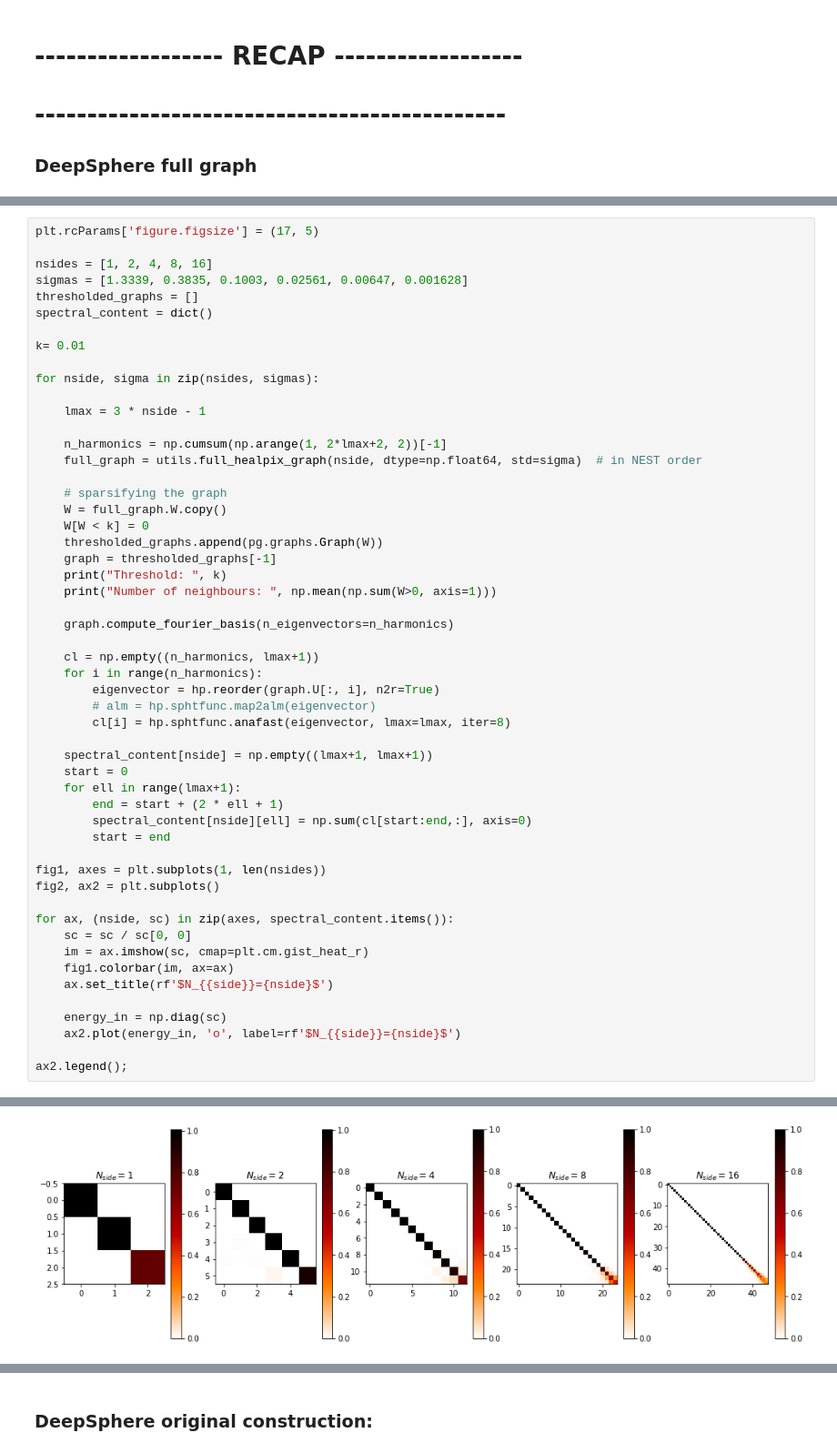
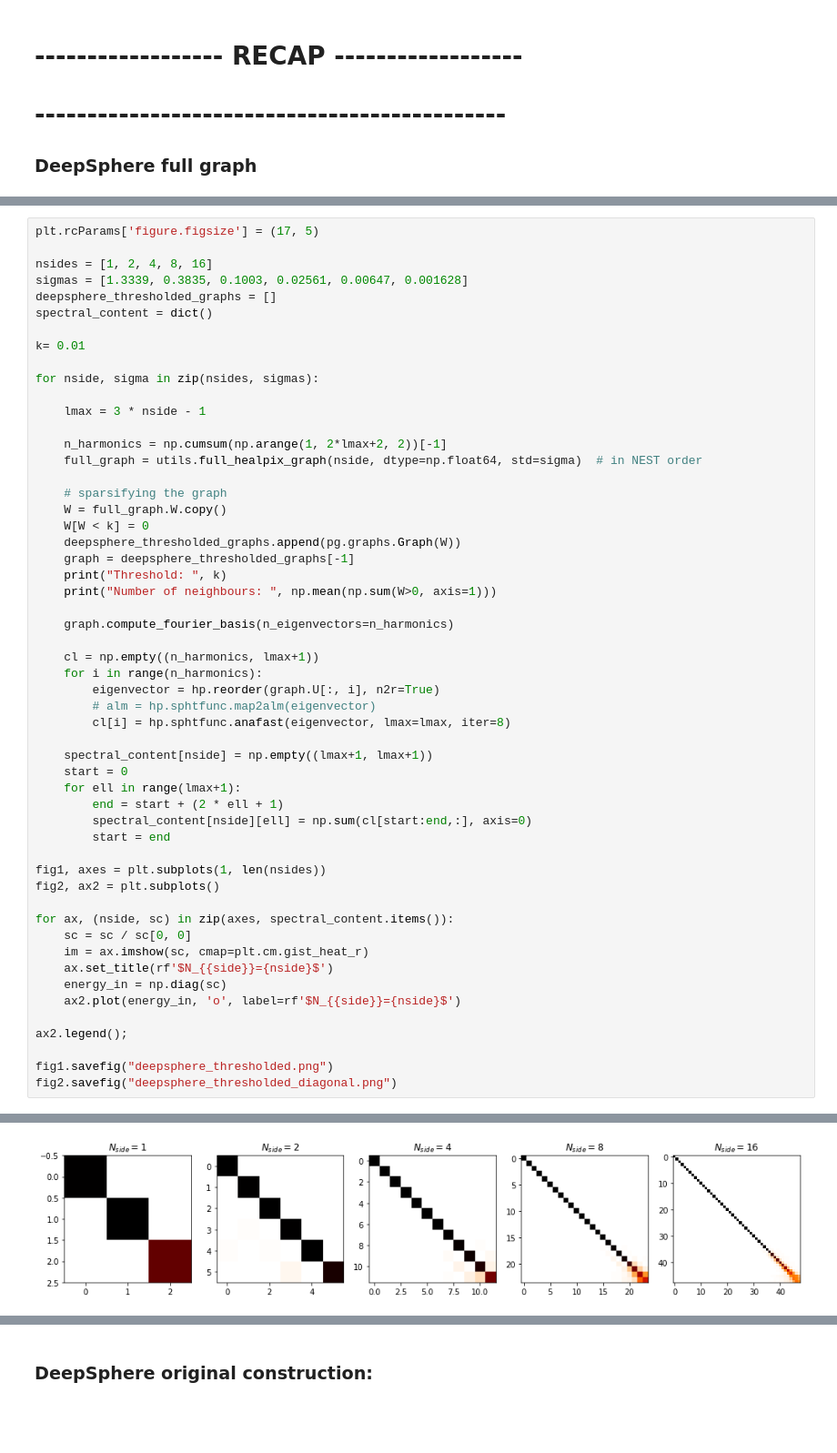
Before and after one commit to MartMilani/PDM, a Jupyter notebook: codes/06_good_std_dev.ipynb, the cells around one changed output, grey strips where cells are left out. Shown: that part at 91% size. Cells and saved outputs as stored; diff of their text form; blank space fills up the shorter version.

```diff
--- a/codes/06_good_std_dev.ipynb
+++ b/codes/06_good_std_dev.ipynb
@@ -831,7 +892,7 @@ plt.rcParams['figure.figsize'] = (17, 5)
 
 nsides = [1, 2, 4, 8, 16]
 sigmas = [1.3339, 0.3835, 0.1003, 0.02561, 0.00647, 0.001628]
-thresholded_graphs = []
+deepsphere_thresholded_graphs = []
 spectral_content = dict()
 
 k= 0.01
@@ -846,8 +907,8 @@ for nside, sigma in zip(nsides, sigmas):
     # sparsifying the graph
     W = full_graph.W.copy()
     W[W < k] = 0
-    thresholded_graphs.append(pg.graphs.Graph(W))
-    graph = thresholded_graphs[-1]
+    deepsphere_thresholded_graphs.append(pg.graphs.Graph(W))
+    graph = deepsphere_thresholded_graphs[-1]
     print("Threshold: ", k)
     print("Number of neighbours: ", np.mean(np.sum(W>0, axis=1)))
 
@@ -861,36 +922,37 @@ for nside, sigma in zip(nsides, sigmas):
 
     spectral_content[nside] = np.empty((lmax+1, lmax+1))
     start = 0
     for ell in range(lmax+1):
         end = start + (2 * ell + 1)
         spectral_content[nside][ell] = np.sum(cl[start:end,:], axis=0)
         start = end
 
 fig1, axes = plt.subplots(1, len(nsides))
 fig2, ax2 = plt.subplots()
 
 for ax, (nside, sc) in zip(axes, spectral_content.items()):
     sc = sc / sc[0, 0]
     im = ax.imshow(sc, cmap=plt.cm.gist_heat_r)
-    fig1.colorbar(im, ax=ax)
     ax.set_title(rf'$N_{{side}}={nside}$')
-
     energy_in = np.diag(sc)
     ax2.plot(energy_in, 'o', label=rf'$N_{{side}}={nside}$')
 
 ax2.legend();
+
+fig1.savefig("deepsphere_thresholded.png")
+fig2.savefig("deepsphere_thresholded_diagonal.png")
 # %% [output]
 Threshold:  0.01
 Number of neighbours:  11.0
 Threshold:  0.01
 Number of neighbours:  18.166666666666668
 Threshold:  0.01
 Number of neighbours:  21.291666666666668
 Threshold:  0.01
 Number of neighbours:  21.447916666666668
 Threshold:  0.01
 Number of neighbours:  21.7890625
-[figure, old version]
+[figure, new version]
 [figure]
 # %% [markdown]
 ### DeepSphere original construction:
```
Also changed, not shown: parts of 25 cells of this notebook, 16 other files.
